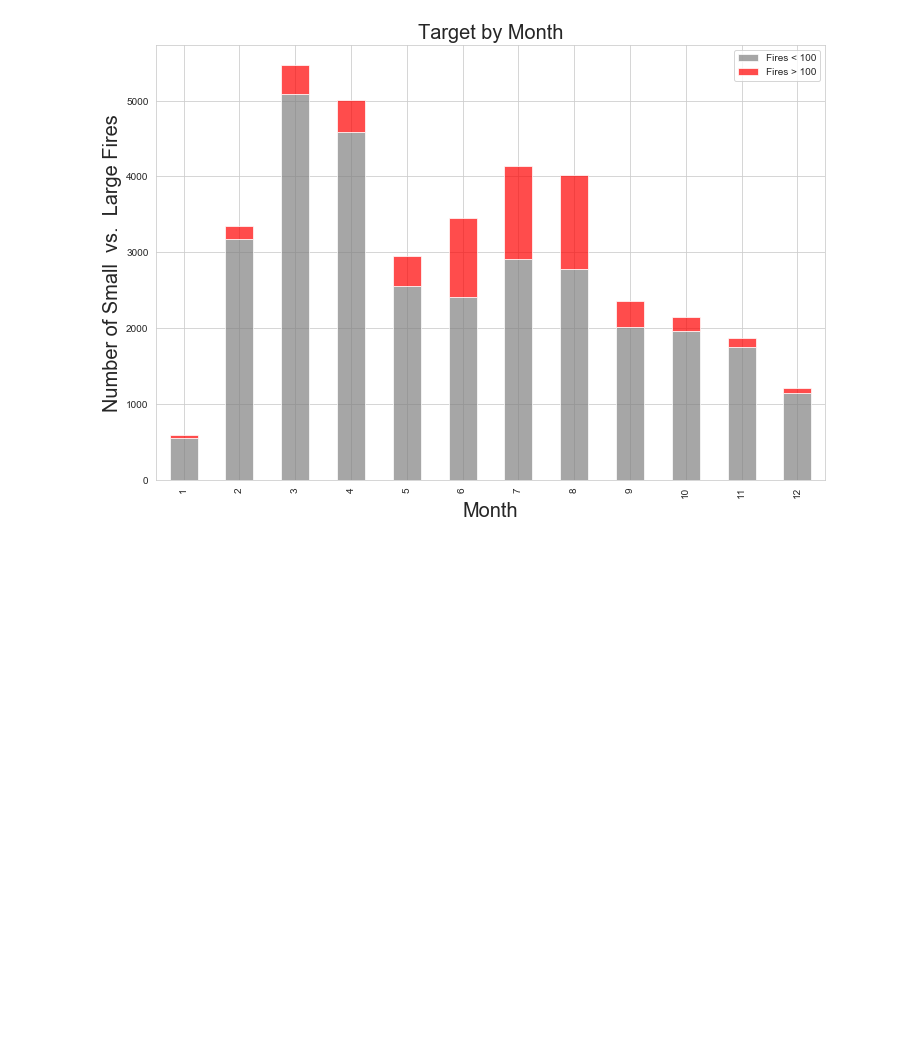
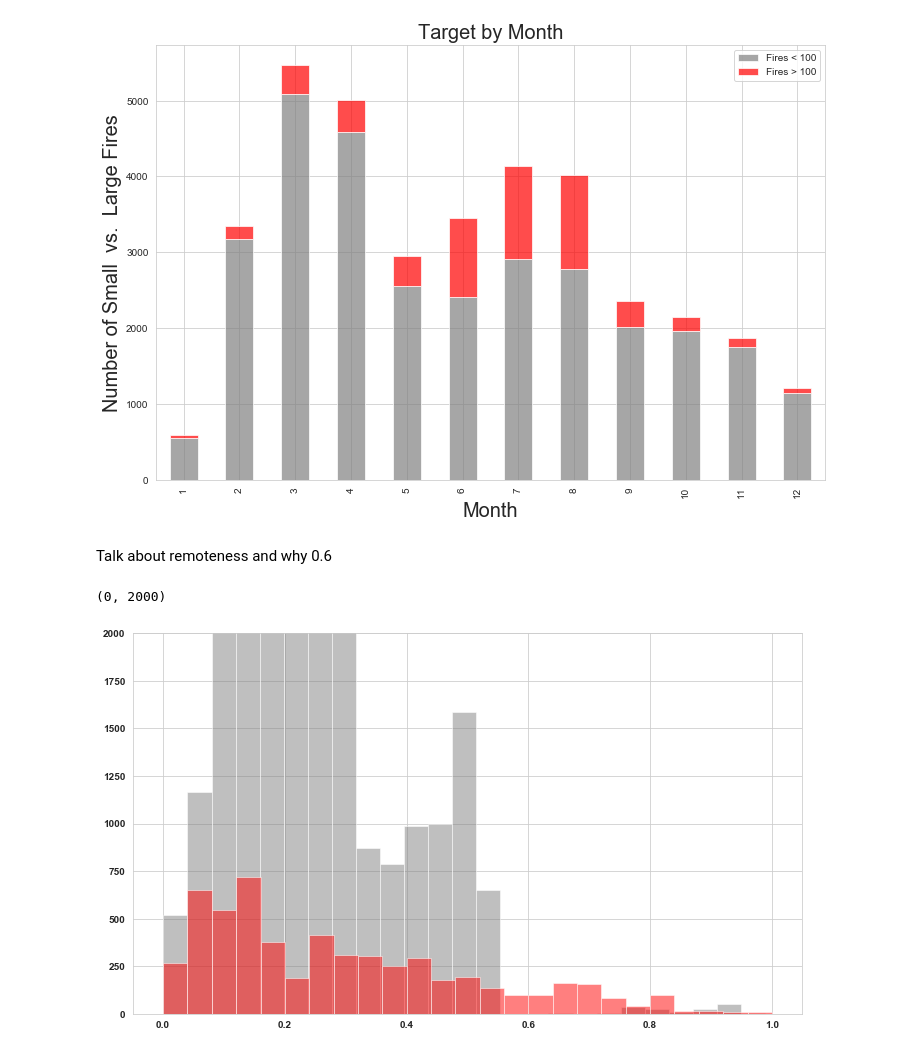
Before and after one commit to fernandez-justin/Forest_Fire_Classification, a Jupyter notebook: final_notebook.ipynb, the cells around one changed output. Cells and saved outputs as stored; diff of their text form; code cells hidden in the pictures; blank space fills up the shorter version.

Commit message:
worked on final_notebook changed is_remote to 0.6

```diff
--- a/final_notebook.ipynb
+++ b/final_notebook.ipynb
@@ -129,3 +165,17 @@ p1.legend(['Fires < 100', 'Fires > 100'])
 plt.show()
 # %% [output]
 [figure]
+# %% [markdown]
+Talk about remoteness and why 0.6
+# %%
+# remoteness graph
+smalls = df[df['target'] == 0]
+large = df[df['target'] == 1]
+
+plt.figure(figsize=(12,7))
+plt.hist(smalls['remoteness'], bins=25, alpha=0.5, label='Small Fires', color='grey')
+plt.hist(large['remoteness'], bins=25, alpha=0.5, label='Large Fires', color='red')
+plt.ylim(0,2000)
+# %% [output]
+(0, 2000)
+[figure, added]
```
Also changed, not shown: parts of 13 cells of this notebook, 3 other files.
